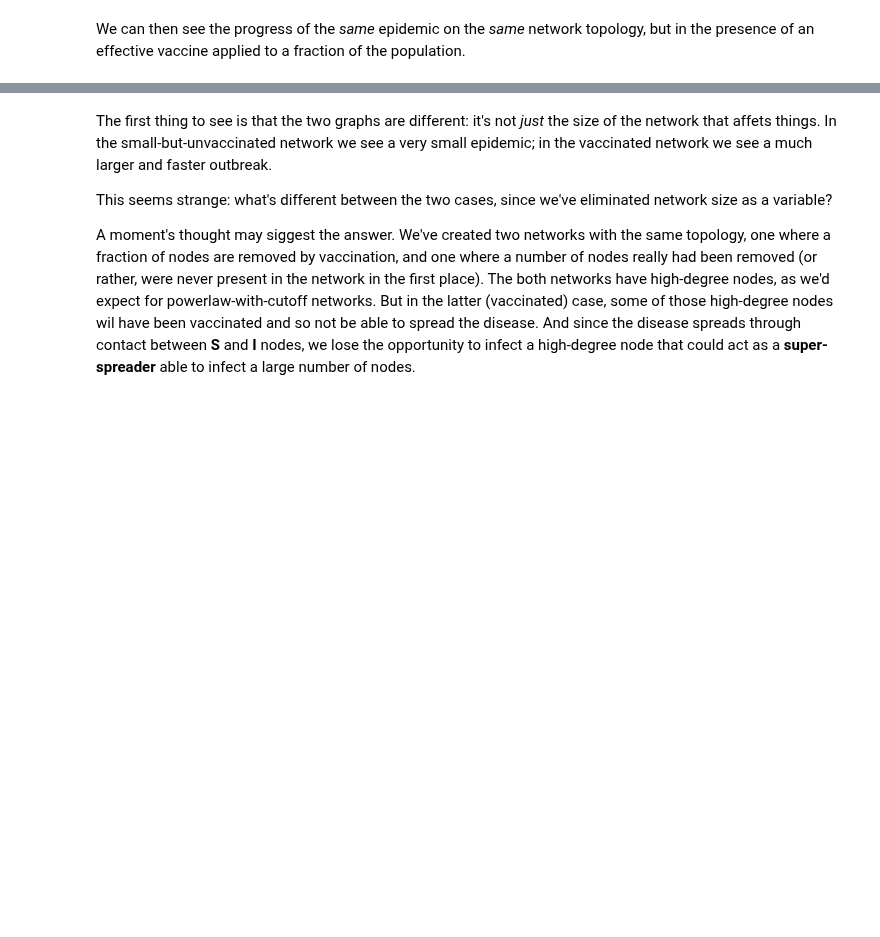
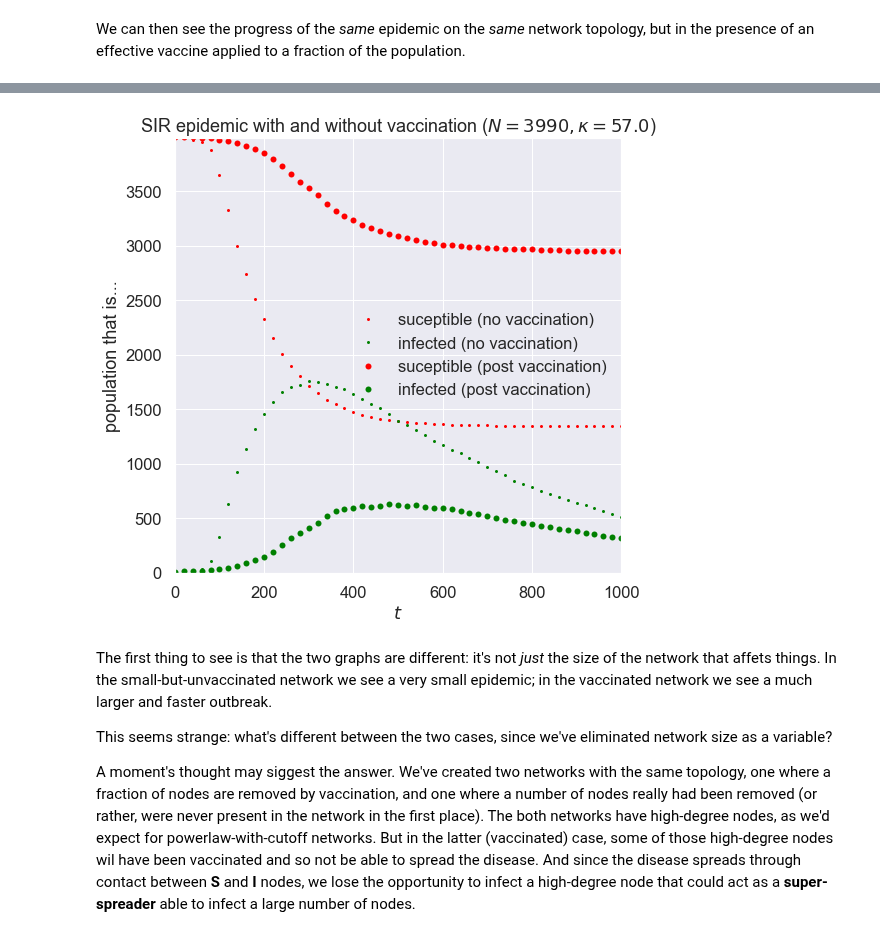
Before and after one commit to simoninireland/introduction-to-epidemics, a Jupyter notebook: src/vaccination.ipynb, the cells around one changed output, grey strips where cells are left out. Drawn from its saved outputs; the diff is of its cells as text; code cells hidden in the pictures; blank space fills up the shorter version.

```diff
--- a/src/vaccination.ipynb
+++ b/src/vaccination.ipynb
@@ -282,7 +283,7 @@ e = PLCNetworkDynamics(m)
 lab.runExperiment(e)
 df = lab.dataframe()
 # %%
-fig = plt.figure(figsize=(6, 6))
+fig = plt.figure(figsize=(8, 8))
 ax = fig.gca()
 
 # plot epidemic on unvaccinated network
@@ -321,3 +321,4 @@ plt.show()
+[figure, added]
 # %% [markdown]
 The first thing to see is that the two graphs are different: it's not *just* the size of the network that affets things. In the small-but-unvaccinated network we see a very small epidemic; in the vaccinated network we see a much larger and faster outbreak.
 
```
Also changed, not shown: parts of 15 cells of this notebook.
